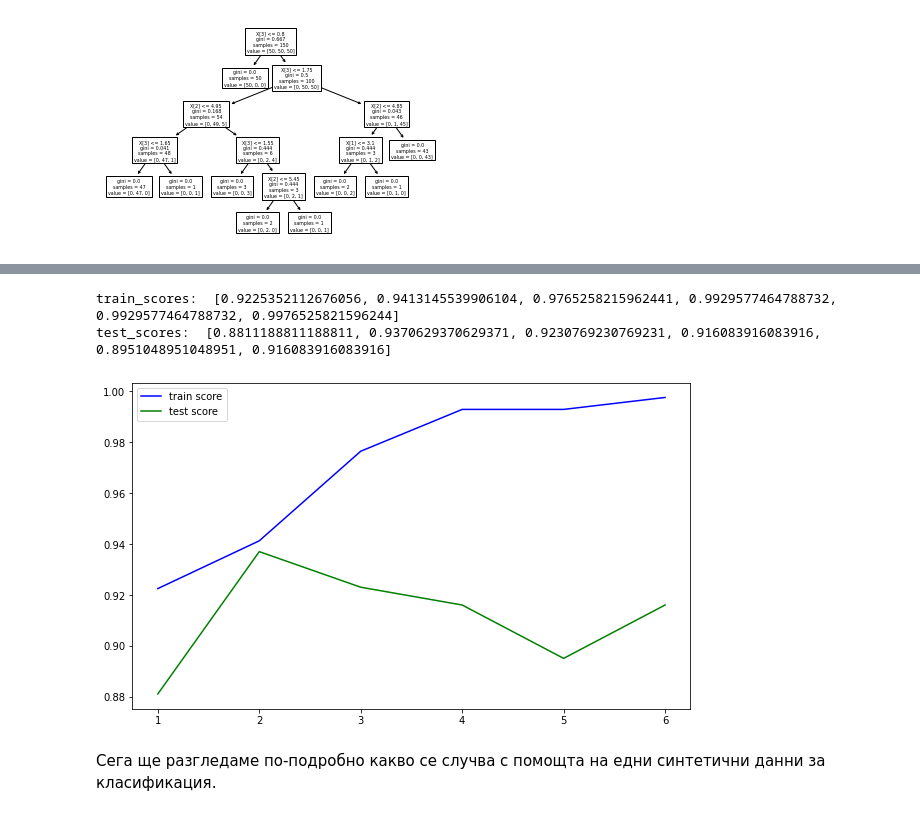
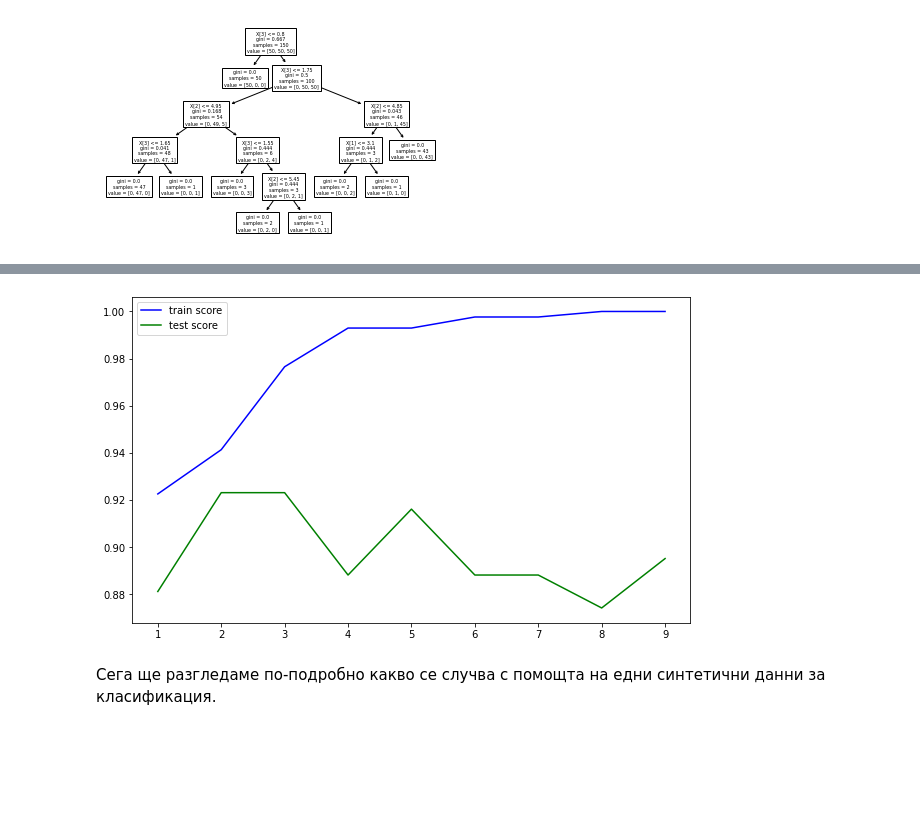
Before and after one commit to melaniab/ml_course, a Jupyter notebook: lecutures_2022/05-decision-trees.ipynb, the cells around one changed output, grey strips where cells are left out. Saved outputs shown, nothing was run; the diff lists cells and outputs as text; code cells hidden in the pictures; blank space fills up the shorter version.

```diff
--- a/lecutures_2022/05-decision-trees.ipynb
+++ b/lecutures_2022/05-decision-trees.ipynb
@@ -165,13 +170,11 @@ test_scores:  [0.5789473684210527, 0.8947368421052632, 0.9736842105263158, 0.973
 # %%
 # За breast cancer
 from sklearn.datasets import load_breast_cancer
 data = load_breast_cancer()
 X_train, X_test, y_train, y_test = train_test_split(data.data, data.target, random_state=0)
-plot_tree_scores(range(1, 7))
+plot_tree_scores(range(1, 10))
 # %% [output]
-train_scores:  [0.9225352112676056, 0.9413145539906104, 0.9765258215962441, 0.9929577464788732, 0.9929577464788732, 0.9976525821596244]
-test_scores:  [0.8811188811188811, 0.9370629370629371, 0.9230769230769231, 0.916083916083916, 0.8951048951048951, 0.916083916083916]
-[figure, old version]
+[figure, new version]
 # %% [markdown]
 Сега ще разгледаме по-подробно какво се случва с помощта на едни синтетични данни за класификация.
 # %%
```
Also changed, not shown: parts of 14 cells of this notebook.
